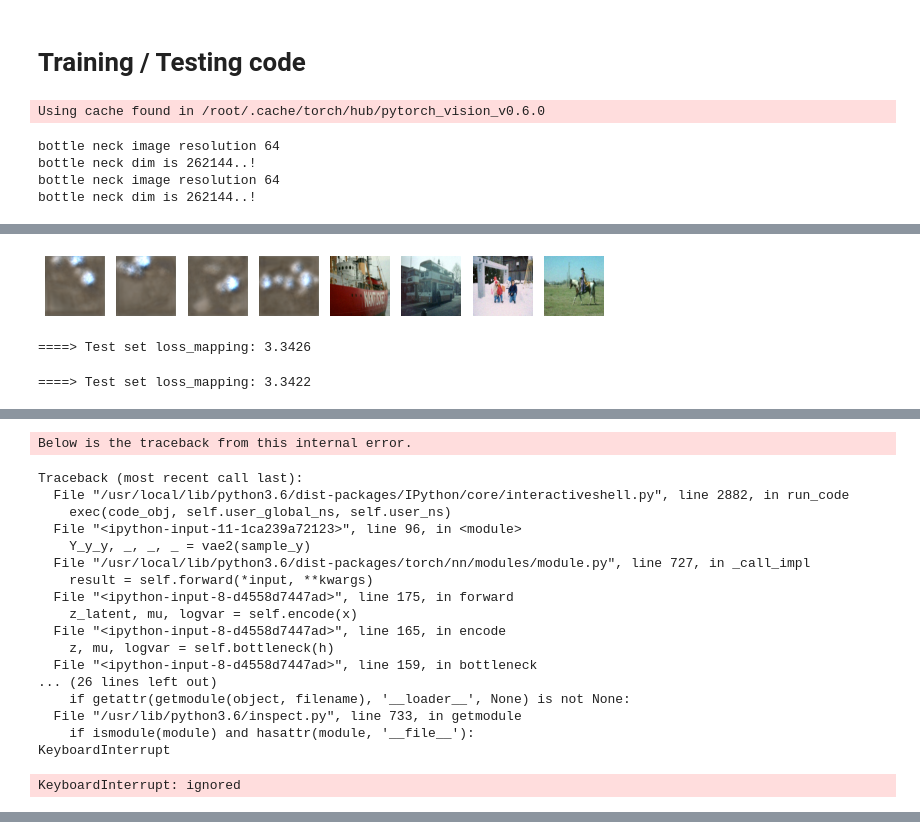
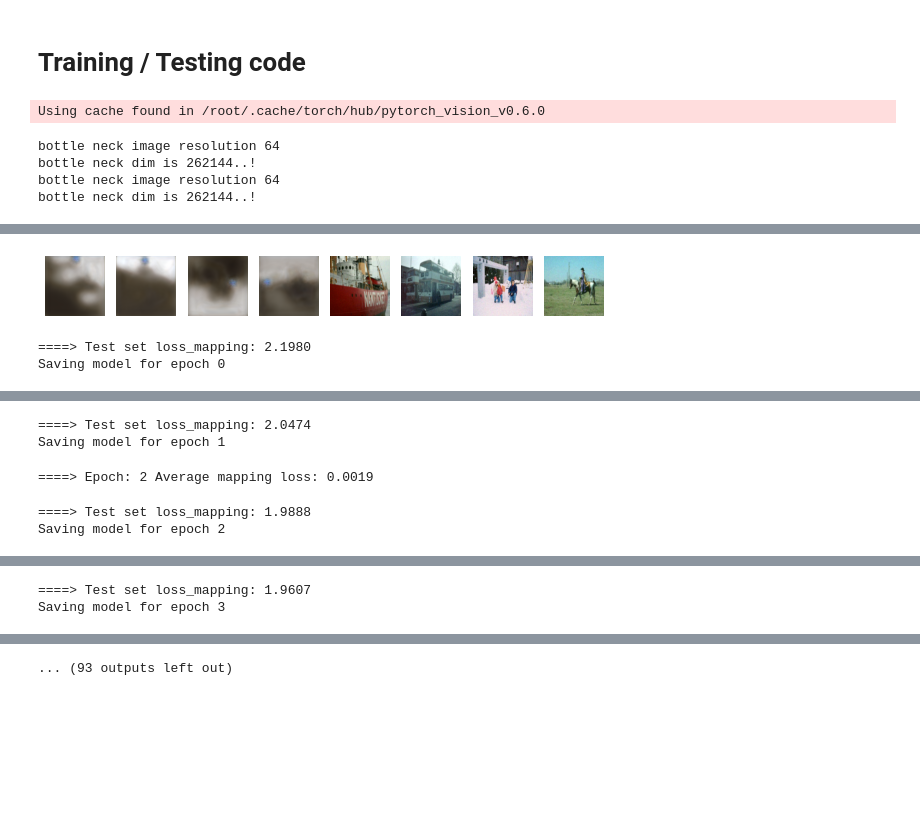
Before and after one commit to Old-Photo-Restoration-Team/Old-Photo-Restoration-Project, a Jupyter notebook: notebook/Mapping.ipynb, the cells around one changed output, grey strips where cells are left out. Saved outputs shown, nothing was run; the diff lists cells and outputs as text; code cells hidden in the pictures; blank space fills up the shorter version.

```diff
--- a/notebook/Mapping.ipynb
+++ b/notebook/Mapping.ipynb
@@ -58,8 +27,8 @@ import torch.nn.functional as F
 from torchvision.models.resnet import BasicBlock # ResNet Block
 
 device = torch.device('cuda' if torch.cuda.is_available() else 'cpu')
-Y_path = "/content/drive/My Drive/projet/VOC2012/JPEGImages/"
-X_path = "/content/drive/My Drive/projet/SynthOldPhotos/"
-vae1_path = "/content/drive/My Drive/projet/model_VAE1.h5"
-vae2_path = "/content/drive/My Drive/projet/model_VAE2.h5"
+Y_path = "/content/targetdir/JPEGImages/"
+X_path = "/content/targetdir/SynthOldPhotos/"
+vae1_path = "/content/drive/MyDrive/model_params/model_VAE1.h5"
+vae2_path = "/content/drive/MyDrive/model_params/model_VAE2.h5"
 batch_size = 16 # What ever fit into gpu memory
@@ -620,7 +600,7 @@ lambda_1 = 60
 lambda_2 = 10
 learning_rate = 1e-4
 
-save_dir = "/content/drive/My Drive/projet/"
+save_dir = "/content/drive/MyDrive/projet/"
 
 
 disc = Discriminator(nChannels=3,ndf=64).to(device)
@@ -655,7 +635,7 @@ perceptual_loss = VGGPerceptualLoss().to(device)
 for epoch in tqdm.tqdm(range(0, epochs), desc="Training model..."):
     mapping_net.train()
     disc.train()
-    for sample_y, sample_x in tqdm.tqdm(train_loader, desc=f"Currently on epoch {epoch}, training"):
+    for sample_y, sample_x in tqdm.tqdm(train_loader, desc=f"Currently on epoch {epoch}, training", unit="batch", position=0, leave=True):
         sample_y = sample_y.to(device)
         sample_x = sample_x.to(device)
 
@@ -694,7 +674,7 @@ for epoch in tqdm.tqdm(range(0, epochs), desc="Training model..."):
         disc.eval()
         test_loss_mapping = 0
         test_loss_disc = 0
-        for ix,(sample_y, sample_x) in tqdm.tqdm(enumerate(test_loader), desc="Testing model..."):
+        for ix,(sample_y, sample_x) in tqdm.tqdm(enumerate(test_loader), desc="Testing model...", unit="batch", position=0, leave=True):
             sample_y = sample_y.to(device)
             sample_x = sample_x.to(device)
 
@@ -755,3 +736,3 @@ bottle neck dim is 262144..!
-[figure, old version]
+[figure, new version]
-====> Test set loss_mapping: 3.3426
-====> Test set loss_mapping: 3.3422
+====> Test set loss_mapping: 2.1980
+Saving model for epoch 0
@@ -759,19 +740,5 @@ bottle neck dim is 262144..!
-Below is the traceback from this internal error.
+====> Test set loss_mapping: 2.0474
+Saving model for epoch 1
-Traceback (most recent call last):
-  File "/usr/local/lib/python3.6/dist-packages/IPython/core/interactiveshell.py", line 2882, in run_code
-    exec(code_obj, self.user_global_ns, self.user_ns)
-  File "<ipython-input-11-1ca239a72123>", line 96, in <module>
-    Y_y_y, _, _, _ = vae2(sample_y)
-  File "/usr/local/lib/python3.6/dist-packages/torch/nn/modules/module.py", line 727, in _call_impl
-    result = self.forward(*input, **kwargs)
-  File "<ipython-input-8-d4558d7447ad>", line 175, in forward
-    z_latent, mu, logvar = self.encode(x)
-  File "<ipython-input-8-d4558d7447ad>", line 165, in encode
-    z, mu, logvar = self.bottleneck(h)
-  File "<ipython-input-8-d4558d7447ad>", line 159, in bottleneck
-... (26 lines left out)
-    if getattr(getmodule(object, filename), '__loader__', None) is not None:
-  File "/usr/lib/python3.6/inspect.py", line 733, in getmodule
-    if ismodule(module) and hasattr(module, '__file__'):
-KeyboardInterrupt
+====> Epoch: 2 Average mapping loss: 0.0019
-KeyboardInterrupt: ignored
+====> Test set loss_mapping: 1.9888
+Saving model for epoch 2
@@ -778,0 +746,2 @@ KeyboardInterrupt: ignored
+====> Test set loss_mapping: 1.9607
+Saving model for epoch 3
@@ -778,0 +749 @@ KeyboardInterrupt: ignored
+... (93 outputs left out)
```
Also changed, not shown: parts of 5 cells of this notebook.
